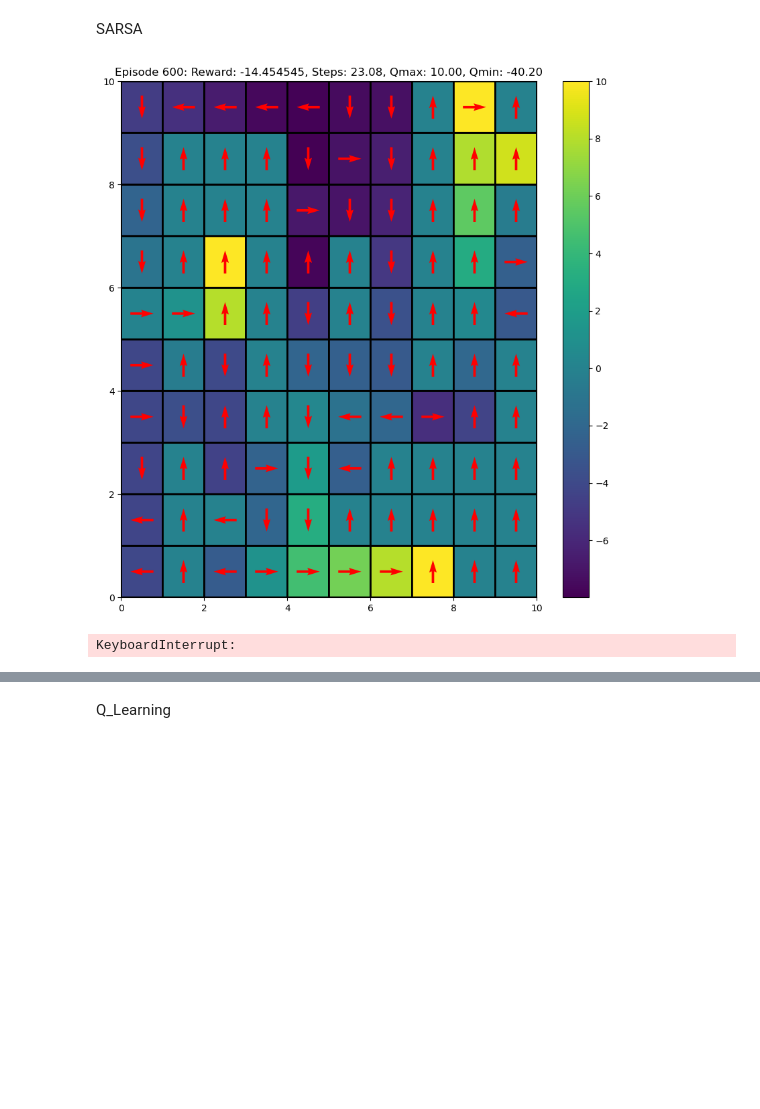
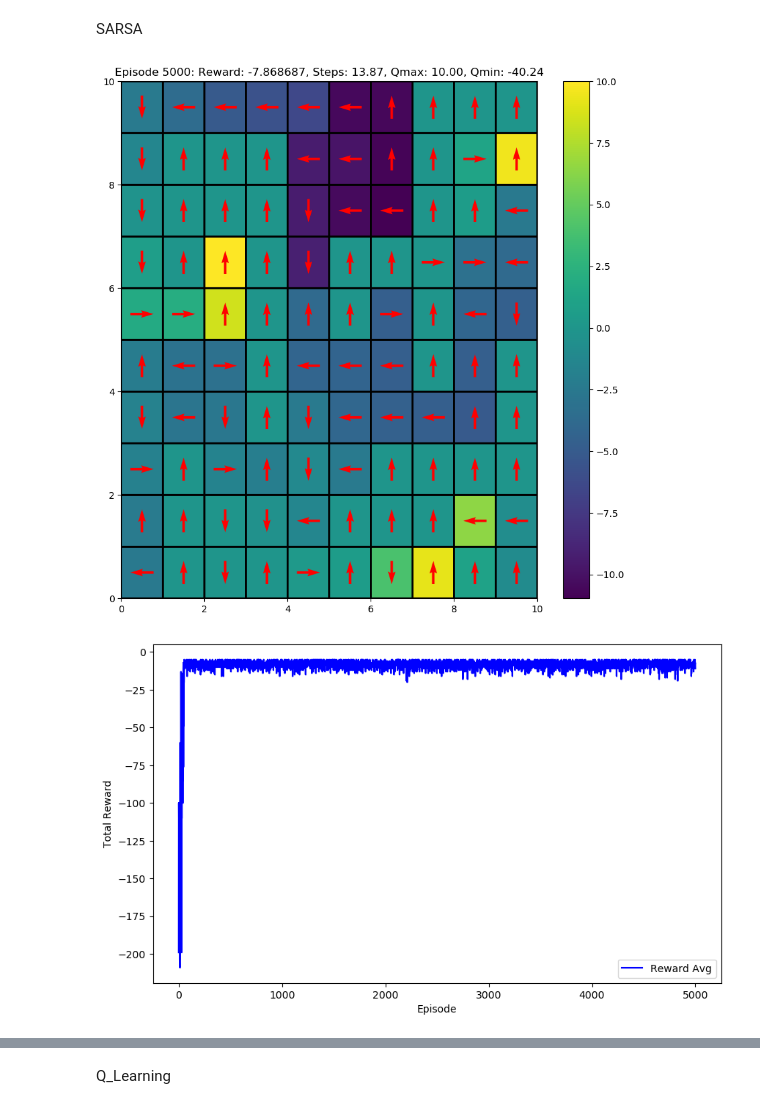
Before and after one commit to Heisenberg-2207/Programming-assignment, a Jupyter notebook: Classes/PA1.ipynb, the cells around one changed output, grey strips where cells are left out. Cells and saved outputs as stored; diff of their text form; code cells hidden in the pictures; blank space fills up the shorter version.

```diff
--- a/Classes/PA1.ipynb
+++ b/Classes/PA1.ipynb
@@ -7,16 +7,20 @@ SARSA
 # %%
 #choose number 0 to 5 to enter a argument for world number
 #sarsa
-for index in range(0,6):
-    alpha = 0.4
-    gamma = 0.9
-    episodes =5000
+alpha_=[0.9]
+gamma_ = [0.95]
+tau_ = [0.8]
+for index in range(2,3):
+    alpha = 0.4  #lesser alpha more stable approach with less deviations
+    gamma = 0.95 #direct inverse co-relation with solving time and reward
+    episodes = 5000
+    tau = 0.2
     env  = Algorithms.world(world_num = index)
-    Problem = Algorithms.Solver(env,episodes,alpha,gamma,index)
+    Problem = Algorithms.Solver(env,episodes,alpha,gamma,tau,index)
     Problem.solve(Problem.choose_action_softmax,Problem.sarsa)
 
     #Q, rewards, steps = algorithm.sarsa(env, Q, alpha = alpha, gamma = gamma, plot_heat=True, choose_action= algorithm.choose_action_softmax, episodes = episodes, world_num=index)
     #algorithm.reward_steps(env,0, algorithm.sarsa)
 # %% [output]
-[figure, old version]
+[figure, new version]
-KeyboardInterrupt:
+[figure, added]
```
Also changed, not shown: parts of 2 cells of this notebook.
